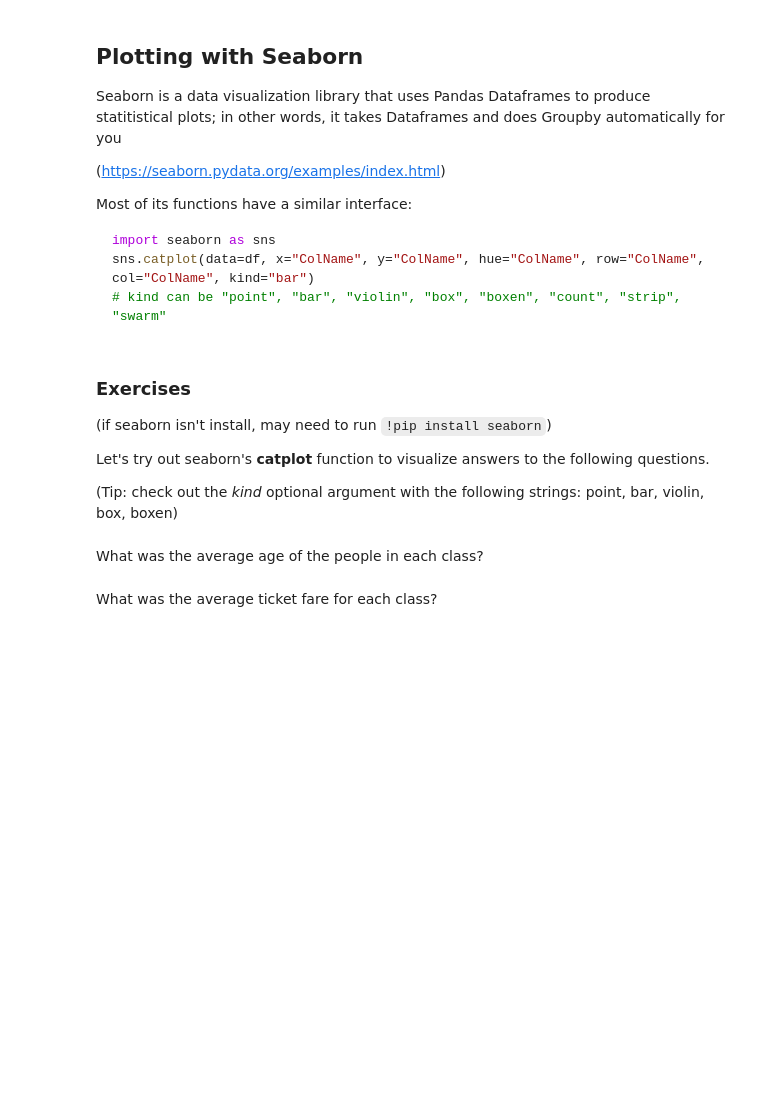
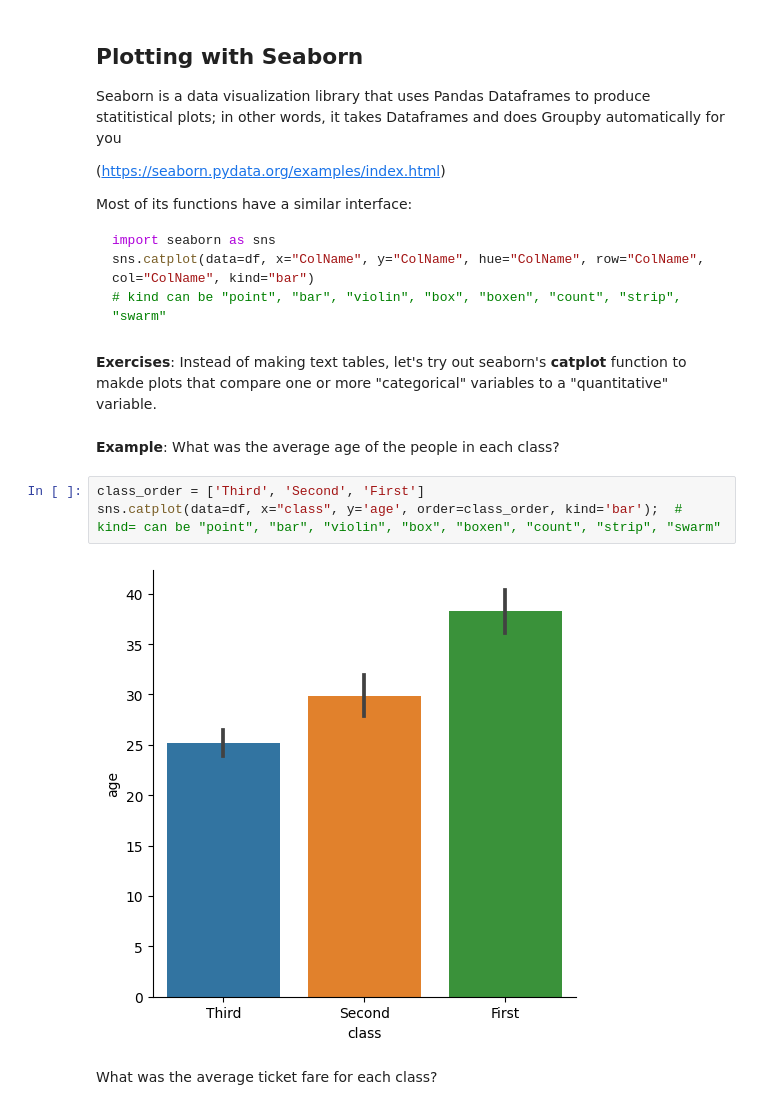
Before and after one commit to nickdelgrosso/CodeTeachingMaterials, a Jupyter notebook: topics/4_3_Groupby_Seaborn/Groupby_Seaborn.ipynb, the cells around one changed output. Saved outputs shown, nothing was run; the diff lists cells and outputs as text; blank space fills up the shorter version.

Commit message:
plots

````diff
--- a/topics/4_3_Groupby_Seaborn/Groupby_Seaborn.ipynb
+++ b/topics/4_3_Groupby_Seaborn/Groupby_Seaborn.ipynb
@@ -72,15 +145,14 @@ import seaborn as sns
 sns.catplot(data=df, x="ColName", y="ColName", hue="ColName", row="ColName", col="ColName", kind="bar")
 # kind can be "point", "bar", "violin", "box", "boxen", "count", "strip", "swarm"
 ```
-# %% [markdown]
-### Exercises
-
-(if seaborn isn't install, may need to run `!pip install seaborn`)
-
-Let's try out seaborn's **catplot** function to visualize answers to the following questions.
-
-(Tip: check out the *kind* optional argument with the following strings: point, bar, violin, box, boxen)
+# %% [markdown]
+**Exercises**: Instead of making text tables, let's try out seaborn's **catplot** function to makde plots that compare one or more "categorical" variables to a "quantitative" variable.
 # %% [markdown]
-What was the average age of the people in each class?
+**Example**: What was the average age of the people in each class?
+# %%
+class_order = ['Third', 'Second', 'First']
+sns.catplot(data=df, x="class", y='age', order=class_order, kind='bar');  # kind= can be "point", "bar", "violin", "box", "boxen", "count", "strip", "swarm"
+# %% [output]
+[figure, added]
 # %% [markdown]
 What was the average ticket fare for each class?
````
Also changed, not shown: parts of 19 cells of this notebook, 2 other files.
